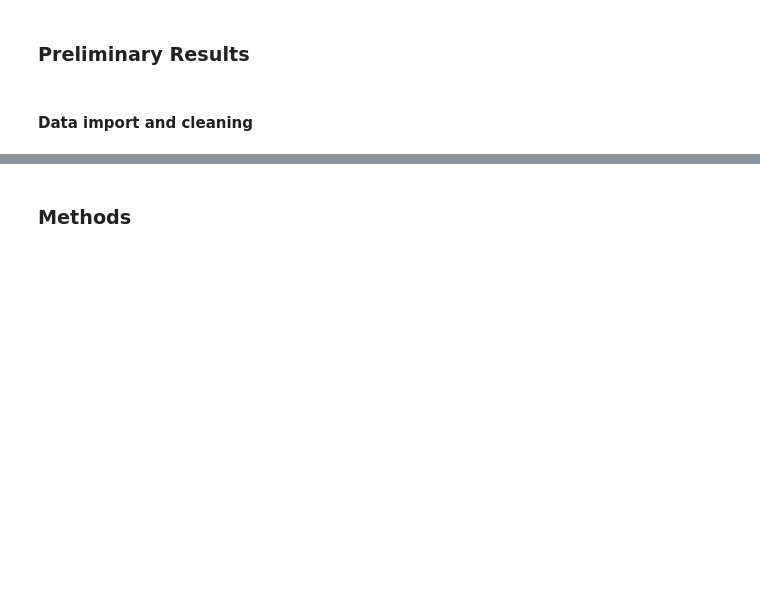
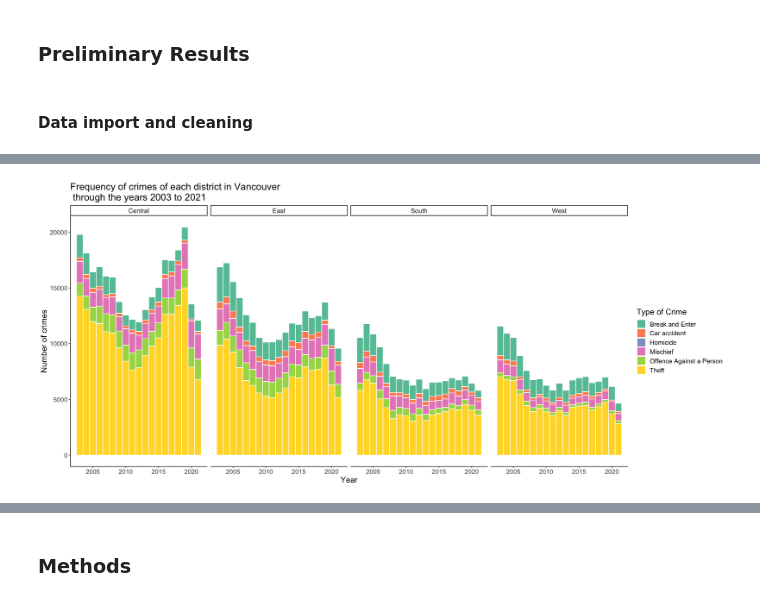
Before and after one commit to samnthorne/STAT201_Group40, a Jupyter notebook: Proposal.ipynb, the cells around one changed output, grey strips where cells are left out. Saved outputs shown, nothing was run; the diff lists cells and outputs as text; code cells hidden in the pictures; blank space fills up the shorter version.

```diff
--- a/Proposal.ipynb
+++ b/Proposal.ipynb
@@ -169,0 +135,18 @@ one average which district has the most crime per year.
+# %%
+options(repr.plot.width = 18, repr.plot.height = 8)
+
+years_vis <- crime_data %>%
+    ggplot(aes(x = YEAR, fill = TYPE))+
+    geom_histogram(binwidth = 1, color = 'white')+
+    theme_classic() +
+    theme(legend.position="right",
+          text = element_text(size = 15)) +
+    labs(title = "Frequency of crimes of each district in Vancouver \n through the years 2003 to 2021",
+         x = "Year",
+         y = "Number of crimes",
+         fill = "Type of Crime")+
+    facet_wrap(~DISTRICT, ncol = 4)+
+    scale_fill_brewer(palette = 'Set2') # colorblind friendly palette.
+years_vis
+# %% [output]
+[figure, added]
```
Also changed, not shown: parts of 15 cells of this notebook.
